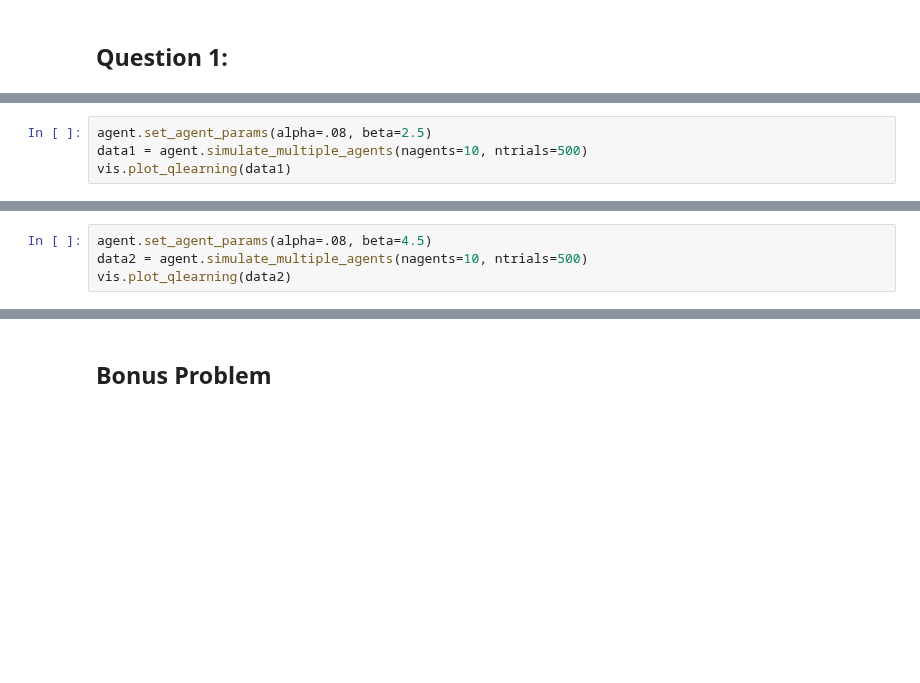
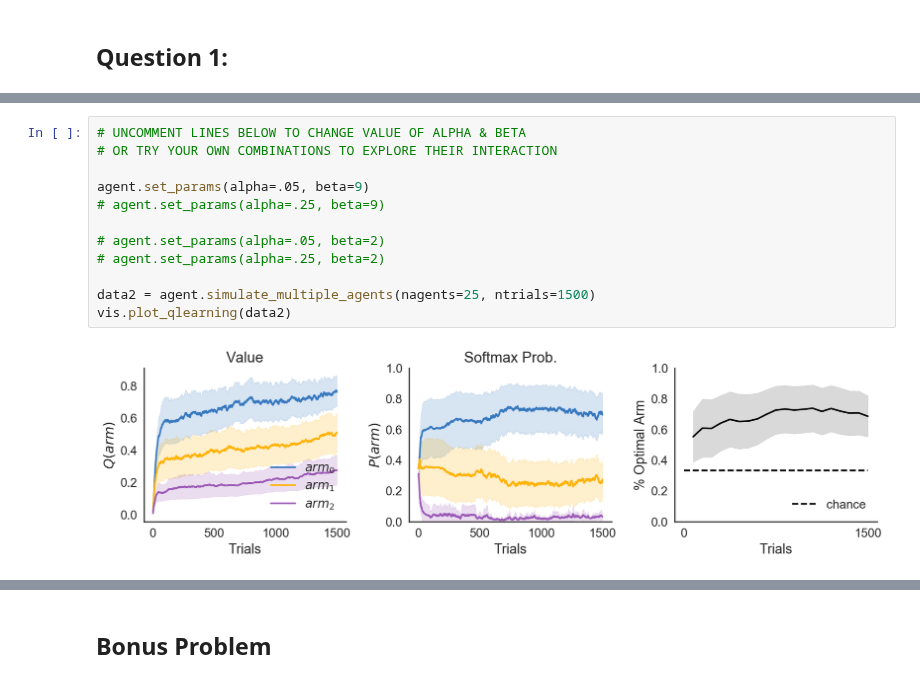
Before and after one commit to CoAxLab/AdaptiveDecisionMaking_2018, a Jupyter notebook: notebooks/Homework 2.ipynb, the cells around one changed output, grey strips where cells are left out. Saved outputs shown, nothing was run; the diff lists cells and outputs as text; blank space fills up the shorter version.

```diff
--- a/notebooks/Homework 2.ipynb
+++ b/notebooks/Homework 2.ipynb
@@ -57,4 +41,0 @@ agent = qlearn.Qagent(alpha=.08,
-# %%
-agent.set_agent_params(alpha=.08, beta=2.5)
-data1 = agent.simulate_multiple_agents(nagents=10, ntrials=500)
-vis.plot_qlearning(data1)
@@ -81,4 +41,0 @@ vis.plot_qlearning(data1)
-# %%
-agent.set_agent_params(alpha=.08, beta=4.5)
-data2 = agent.simulate_multiple_agents(nagents=10, ntrials=500)
-vis.plot_qlearning(data2)
@@ -86,0 +85,14 @@ vis.plot_qlearning(data2)
+# %%
+# UNCOMMENT LINES BELOW TO CHANGE VALUE OF ALPHA & BETA
+# OR TRY YOUR OWN COMBINATIONS TO EXPLORE THEIR INTERACTION
+
+agent.set_params(alpha=.05, beta=9)
+# agent.set_params(alpha=.25, beta=9)
+
+# agent.set_params(alpha=.05, beta=2)
+# agent.set_params(alpha=.25, beta=2)
+
+data2 = agent.simulate_multiple_agents(nagents=25, ntrials=1500)
+vis.plot_qlearning(data2)
+# %% [output]
+[figure, added]
```
Also changed, not shown: parts of 21 cells of this notebook.
